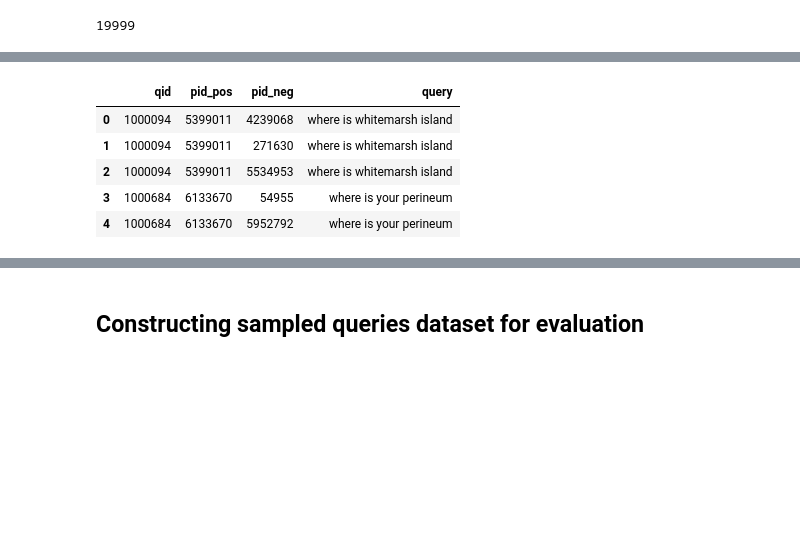
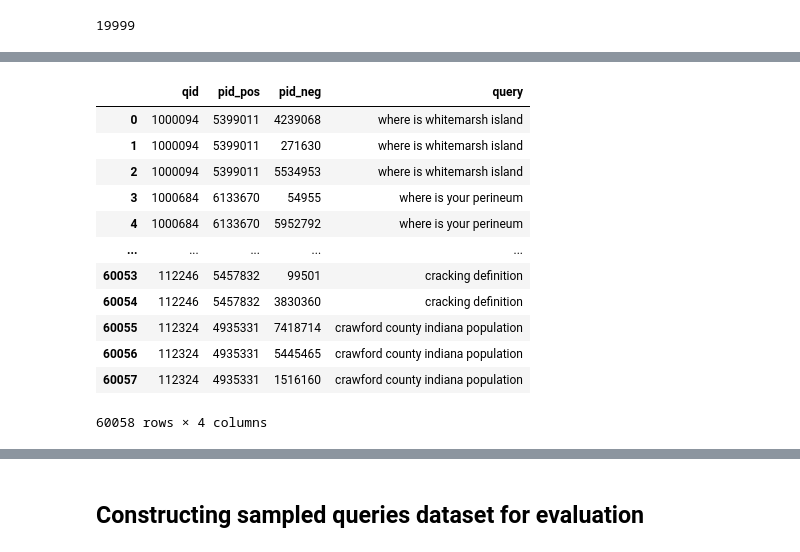
Before and after one commit to zuberpurahoouom/nlp-assignment-1, a Jupyter notebook: init-dataset.ipynb, the cells around one changed output, grey strips where cells are left out. Saved outputs shown, nothing was run; the diff lists cells and outputs as text; code cells hidden in the pictures; blank space fills up the shorter version.

```diff
--- a/init-dataset.ipynb
+++ b/init-dataset.ipynb
@@ -219,16 +239,24 @@ final_passages.shape
 # %%
+import pandas as pd
 queries = pd.read_csv("queries.train.tsv", sep="\t", header=None, names=["qid", "query"])
 
 # many-to-one merge: multiple triples per qid, single query text per qid; raises if violated
 df = qidpidtriples.merge(queries, on="qid", how="left", validate="m:1")
-df.head()
+df
 # %% [output]
 |  | qid | pid_pos | pid_neg | query |
 | 0 | 1000094 | 5399011 | 4239068 | where is whitemarsh island |
 | 1 | 1000094 | 5399011 | 271630 | where is whitemarsh island |
 | 2 | 1000094 | 5399011 | 5534953 | where is whitemarsh island |
 | 3 | 1000684 | 6133670 | 54955 | where is your perineum |
 | 4 | 1000684 | 6133670 | 5952792 | where is your perineum |
+| ... | ... | ... | ... | ... |
+| 60053 | 112246 | 5457832 | 99501 | cracking definition |
+| 60054 | 112246 | 5457832 | 3830360 | cracking definition |
+| 60055 | 112324 | 4935331 | 7418714 | crawford county indiana population |
+| 60056 | 112324 | 4935331 | 5445465 | crawford county indiana population |
+| 60057 | 112324 | 4935331 | 1516160 | crawford county indiana population |
+60058 rows × 4 columns
 # %%
 # merge pid_pos with final_passages passage
 col_pos = final_passages.rename(columns={"pid": "pid_pos", "passage": "passage_pos"})
```
Also changed, not shown: parts of 9 cells of this notebook, 5 other files.
